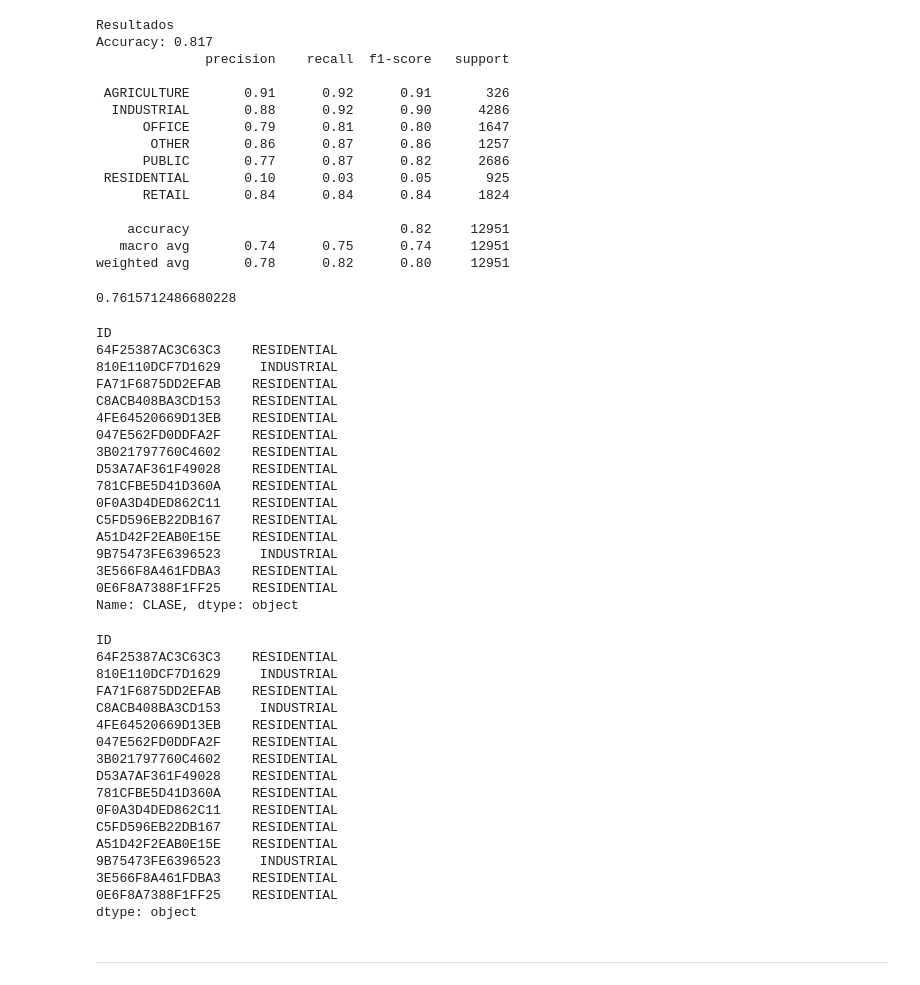
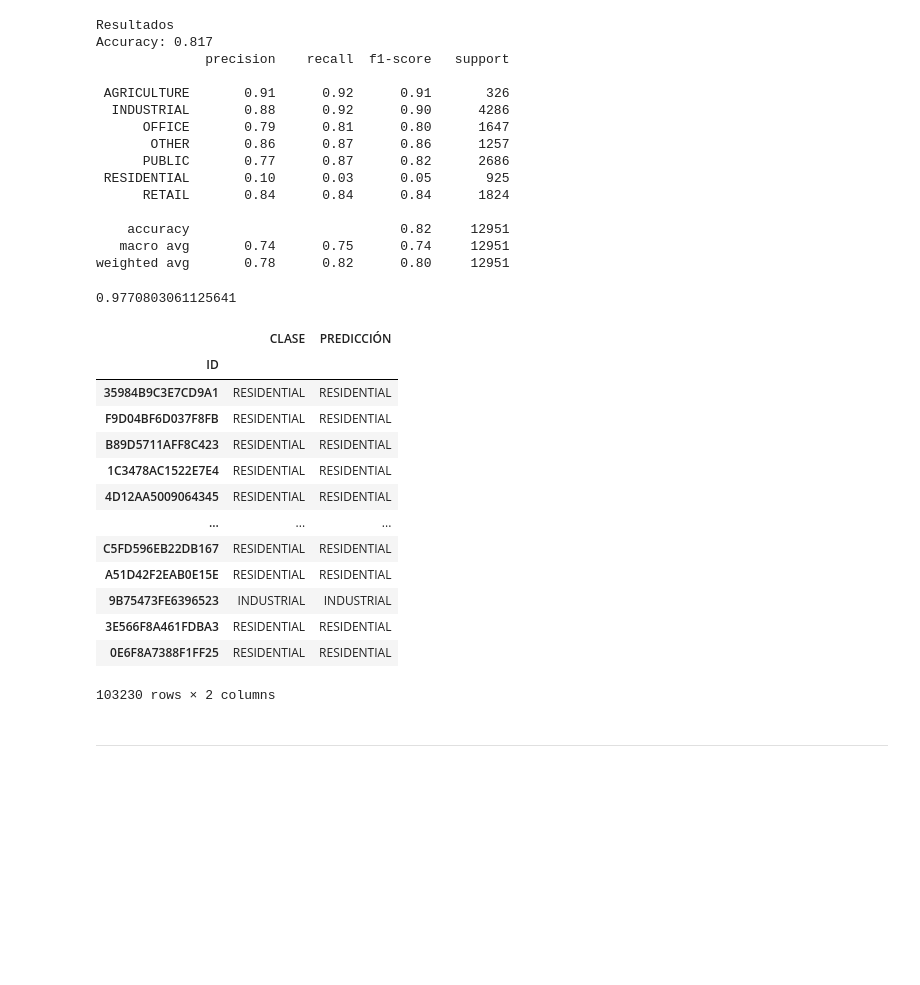
Before and after one commit to cifucg/minsait_land_classification, a Jupyter notebook: model_prediction.ipynb, the cells around one changed output. Drawn from its saved outputs; the diff is of its cells as text; code cells hidden in the pictures; blank space fills up the shorter version.

```diff
--- a/model_prediction.ipynb
+++ b/model_prediction.ipynb
@@ -142,49 +140,29 @@ weighted avg       0.78      0.82      0.80     12951
 # Lo convertimos en serie para tener referenciado el ID
 y_no_resident = pd.Series(index=X_val.index, data=y_val_pred)
 all_data_pred = y_resident.append(y_no_resident)
+all_data_pred = all_data_pred[df_minsait.index] #Insertamos el orden del original
 accuracy_score(df_minsait['CLASE'], all_data_pred)
 # %% [output]
-0.7615712486680228
+0.9770803061125641
-# %%
-df_minsait['CLASE'].tail(15)
-# %% [output]
-ID
-64F25387AC3C63C3    RESIDENTIAL
-810E110DCF7D1629     INDUSTRIAL
-FA71F6875DD2EFAB    RESIDENTIAL
-C8ACB408BA3CD153    RESIDENTIAL
-4FE64520669D13EB    RESIDENTIAL
-047E562FD0DDFA2F    RESIDENTIAL
-3B021797760C4602    RESIDENTIAL
-D53A7AF361F49028    RESIDENTIAL
-781CFBE5D41D360A    RESIDENTIAL
-0F0A3D4DED862C11    RESIDENTIAL
-C5FD596EB22DB167    RESIDENTIAL
-A51D42F2EAB0E15E    RESIDENTIAL
-9B75473FE6396523     INDUSTRIAL
-3E566F8A461FDBA3    RESIDENTIAL
-0E6F8A7388F1FF25    RESIDENTIAL
-Name: CLASE, dtype: object
-# %%
-all_data_pred[df_minsait['CLASE'].tail(15).index]
-# %% [output]
-ID
-64F25387AC3C63C3    RESIDENTIAL
-810E110DCF7D1629     INDUSTRIAL
-FA71F6875DD2EFAB    RESIDENTIAL
-C8ACB408BA3CD153     INDUSTRIAL
-4FE64520669D13EB    RESIDENTIAL
-047E562FD0DDFA2F    RESIDENTIAL
-3B021797760C4602    RESIDENTIAL
-D53A7AF361F49028    RESIDENTIAL
-781CFBE5D41D360A    RESIDENTIAL
-0F0A3D4DED862C11    RESIDENTIAL
-C5FD596EB22DB167    RESIDENTIAL
-A51D42F2EAB0E15E    RESIDENTIAL
-9B75473FE6396523     INDUSTRIAL
-3E566F8A461FDBA3    RESIDENTIAL
-0E6F8A7388F1FF25    RESIDENTIAL
-dtype: object
+# %%
+df_prediction = pd.concat([df_minsait['CLASE'], all_data_pred], axis=1)
+df_prediction.rename(columns={0: 'PREDICCIÓN'}, inplace=True)
+df_prediction
+# %% [output]
+|  | CLASE | PREDICCIÓN |
+| ID |  |  |
+| 35984B9C3E7CD9A1 | RESIDENTIAL | RESIDENTIAL |
+| F9D04BF6D037F8FB | RESIDENTIAL | RESIDENTIAL |
+| B89D5711AFF8C423 | RESIDENTIAL | RESIDENTIAL |
+| 1C3478AC1522E7E4 | RESIDENTIAL | RESIDENTIAL |
+| 4D12AA5009064345 | RESIDENTIAL | RESIDENTIAL |
+| ... | ... | ... |
+| C5FD596EB22DB167 | RESIDENTIAL | RESIDENTIAL |
+| A51D42F2EAB0E15E | RESIDENTIAL | RESIDENTIAL |
+| 9B75473FE6396523 | INDUSTRIAL | INDUSTRIAL |
+| 3E566F8A461FDBA3 | RESIDENTIAL | RESIDENTIAL |
+| 0E6F8A7388F1FF25 | RESIDENTIAL | RESIDENTIAL |
+103230 rows × 2 columns
 # %% [markdown]
 ---
 # %% [markdown]
```
Also changed, not shown: parts of 9 cells of this notebook, 2 other files.
